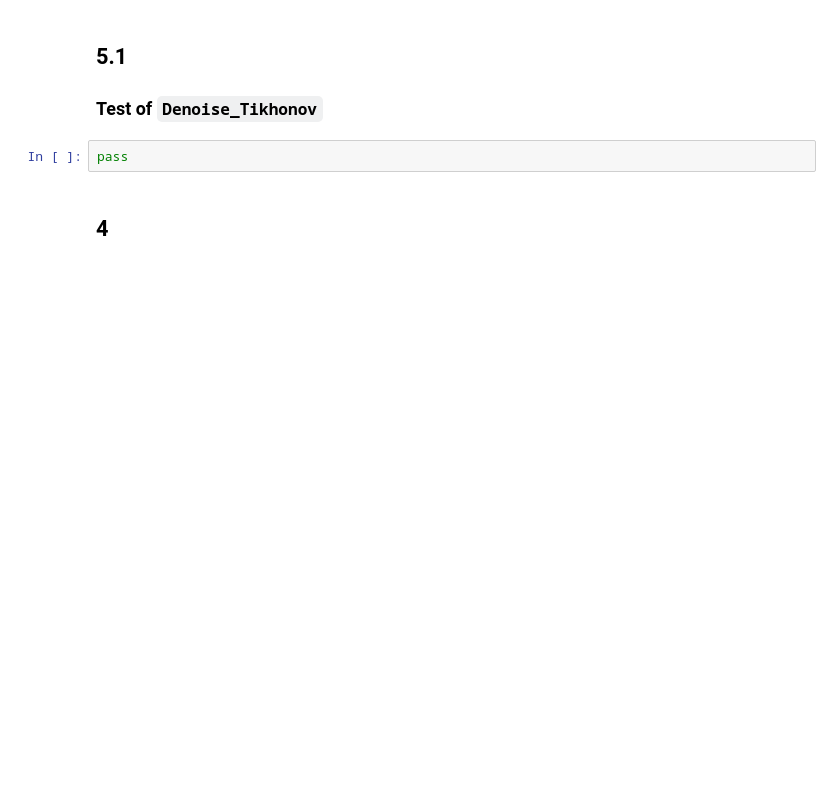
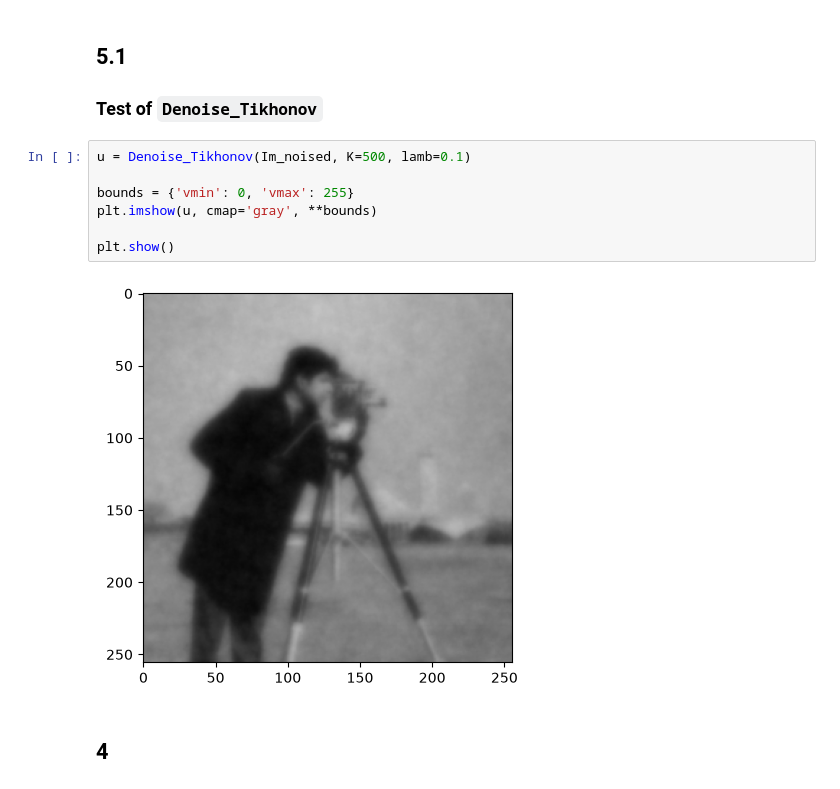
Before and after one commit to Yolux-path/traitement-images-variationnel, a Jupyter notebook: TP2_jupyter_empty.ipynb, the cells around one changed output. Cells and saved outputs as stored; diff of their text form; blank space fills up the shorter version.

```diff
--- a/TP2_jupyter_empty.ipynb
+++ b/TP2_jupyter_empty.ipynb
@@ -88,7 +100,14 @@ def Denoise_Tikhonov(f, K, lamb, tau=None):
 ## 5.1
 ### Test of `Denoise_Tikhonov`
 # %%
-pass
+u = Denoise_Tikhonov(Im_noised, K=500, lamb=0.1)
+
+bounds = {'vmin': 0, 'vmax': 255}
+plt.imshow(u, cmap='gray', **bounds)
+
+plt.show()
+# %% [output]
+[figure, added]
 # %% [markdown]
 ## 4
 # %%
```
Also changed, not shown: parts of 5 cells of this notebook.
